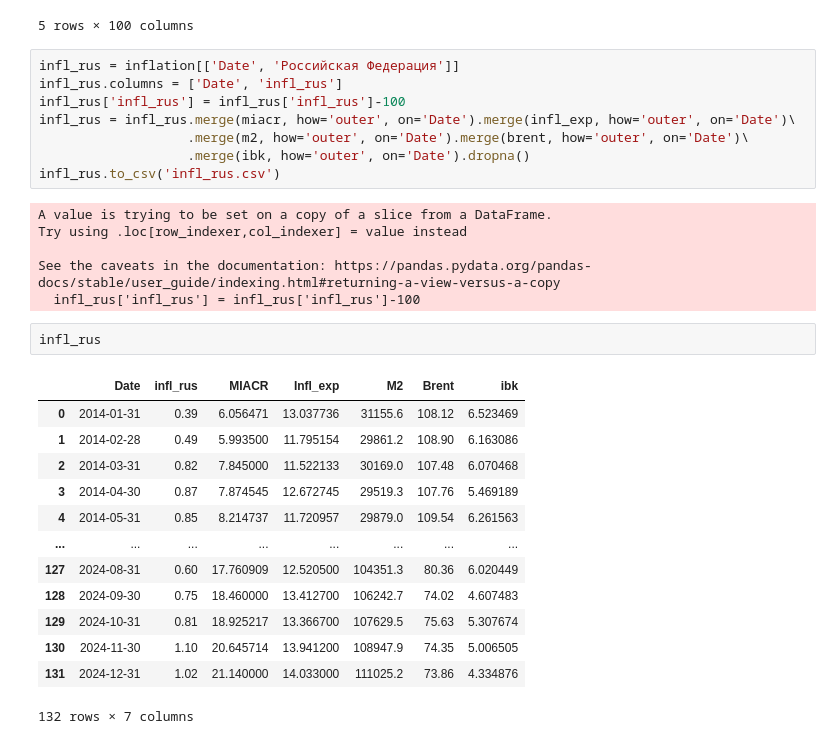
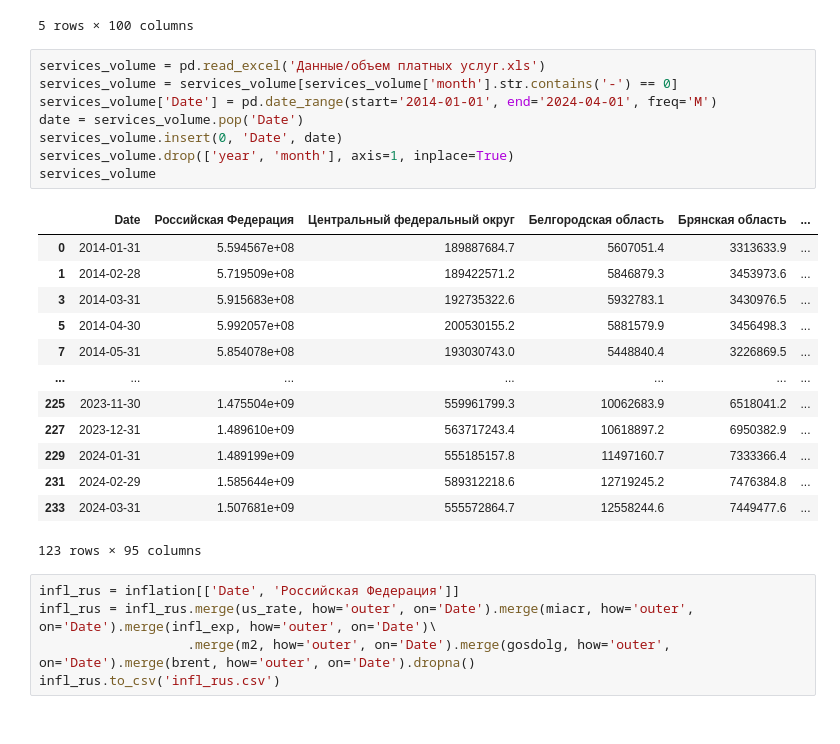
Before and after one commit to askarg/Diploma.-Inflation-model-using-PCA, a Jupyter notebook: dataframe.ipynb, the cells around one changed output. Drawn from its saved outputs; the diff is of its cells as text.

```diff
--- a/dataframe.ipynb
+++ b/dataframe.ipynb
@@ -157,33 +93,30 @@ inflation.head()
 | 3 | 100.87 | 101.04 | 101.10 | 100.97 | ... |
 | 4 | 100.85 | 100.85 | 100.66 | 101.66 | ... |
 5 rows × 100 columns
+# %%
+services_volume = pd.read_excel('Данные/объем платных услуг.xls')
+services_volume = services_volume[services_volume['month'].str.contains('-') == 0]
+services_volume['Date'] = pd.date_range(start='2014-01-01', end='2024-04-01', freq='M')
+date = services_volume.pop('Date')
+services_volume.insert(0, 'Date', date)
+services_volume.drop(['year', 'month'], axis=1, inplace=True)
+services_volume
+# %% [output]
+|  | Date | Российская Федерация | Центральный федеральный округ | Белгородская область | Брянская область | ... |
+| 0 | 2014-01-31 | 5.594567e+08 | 189887684.7 | 5607051.4 | 3313633.9 | ... |
+| 1 | 2014-02-28 | 5.719509e+08 | 189422571.2 | 5846879.3 | 3453973.6 | ... |
+| 3 | 2014-03-31 | 5.915683e+08 | 192735322.6 | 5932783.1 | 3430976.5 | ... |
+| 5 | 2014-04-30 | 5.992057e+08 | 200530155.2 | 5881579.9 | 3456498.3 | ... |
+| 7 | 2014-05-31 | 5.854078e+08 | 193030743.0 | 5448840.4 | 3226869.5 | ... |
+| ... | ... | ... | ... | ... | ... | ... |
+| 225 | 2023-11-30 | 1.475504e+09 | 559961799.3 | 10062683.9 | 6518041.2 | ... |
+| 227 | 2023-12-31 | 1.489610e+09 | 563717243.4 | 10618897.2 | 6950382.9 | ... |
+| 229 | 2024-01-31 | 1.489199e+09 | 555185157.8 | 11497160.7 | 7333366.4 | ... |
+| 231 | 2024-02-29 | 1.585644e+09 | 589312218.6 | 12719245.2 | 7476384.8 | ... |
+| 233 | 2024-03-31 | 1.507681e+09 | 555572864.7 | 12558244.6 | 7449477.6 | ... |
+123 rows × 95 columns
 # %%
 infl_rus = inflation[['Date', 'Российская Федерация']]
-infl_rus.columns = ['Date', 'infl_rus']
-infl_rus['infl_rus'] = infl_rus['infl_rus']-100
-infl_rus = infl_rus.merge(miacr, how='outer', on='Date').merge(infl_exp, how='outer', on='Date')\
-                   .merge(m2, how='outer', on='Date').merge(brent, how='outer', on='Date')\
-                   .merge(ibk, how='outer', on='Date').dropna()
+infl_rus = infl_rus.merge(us_rate, how='outer', on='Date').merge(miacr, how='outer', on='Date').merge(infl_exp, how='outer', on='Date')\
+                   .merge(m2, how='outer', on='Date').merge(gosdolg, how='outer', on='Date').merge(brent, how='outer', on='Date').dropna()
 infl_rus.to_csv('infl_rus.csv')
-# %% [output]
-A value is trying to be set on a copy of a slice from a DataFrame.
-Try using .loc[row_indexer,col_indexer] = value instead
-
-See the caveats in the documentation: https://pandas.pydata.org/pandas-docs/stable/user_guide/indexing.html#returning-a-view-versus-a-copy
-  infl_rus['infl_rus'] = infl_rus['infl_rus']-100
-# %%
-infl_rus
-# %% [output]
-|  | Date | infl_rus | MIACR | Infl_exp | M2 | Brent | ibk |
-| 0 | 2014-01-31 | 0.39 | 6.056471 | 13.037736 | 31155.6 | 108.12 | 6.523469 |
-| 1 | 2014-02-28 | 0.49 | 5.993500 | 11.795154 | 29861.2 | 108.90 | 6.163086 |
-| 2 | 2014-03-31 | 0.82 | 7.845000 | 11.522133 | 30169.0 | 107.48 | 6.070468 |
-| 3 | 2014-04-30 | 0.87 | 7.874545 | 12.672745 | 29519.3 | 107.76 | 5.469189 |
-| 4 | 2014-05-31 | 0.85 | 8.214737 | 11.720957 | 29879.0 | 109.54 | 6.261563 |
-| ... | ... | ... | ... | ... | ... | ... | ... |
-| 127 | 2024-08-31 | 0.60 | 17.760909 | 12.520500 | 104351.3 | 80.36 | 6.020449 |
-| 128 | 2024-09-30 | 0.75 | 18.460000 | 13.412700 | 106242.7 | 74.02 | 4.607483 |
-| 129 | 2024-10-31 | 0.81 | 18.925217 | 13.366700 | 107629.5 | 75.63 | 5.307674 |
-| 130 | 2024-11-30 | 1.10 | 20.645714 | 13.941200 | 108947.9 | 74.35 | 5.006505 |
-| 131 | 2024-12-31 | 1.02 | 21.140000 | 14.033000 | 111025.2 | 73.86 | 4.334876 |
-132 rows × 7 columns
```
Also changed, not shown: parts of 9 cells of this notebook, 20 other files.
